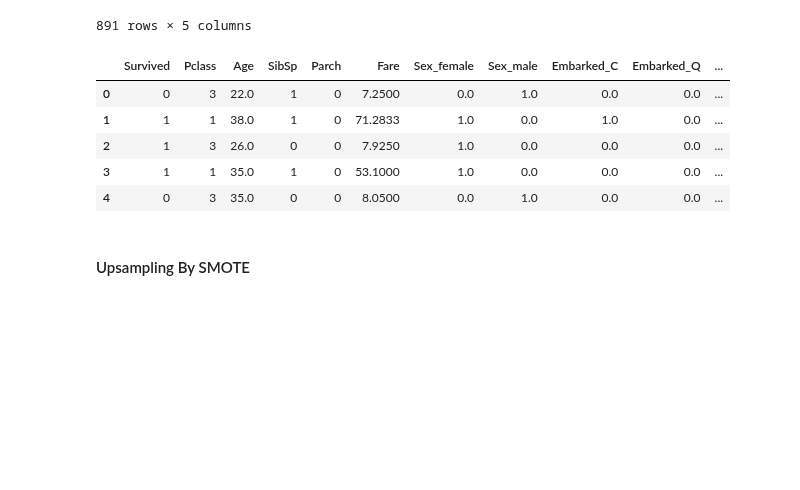
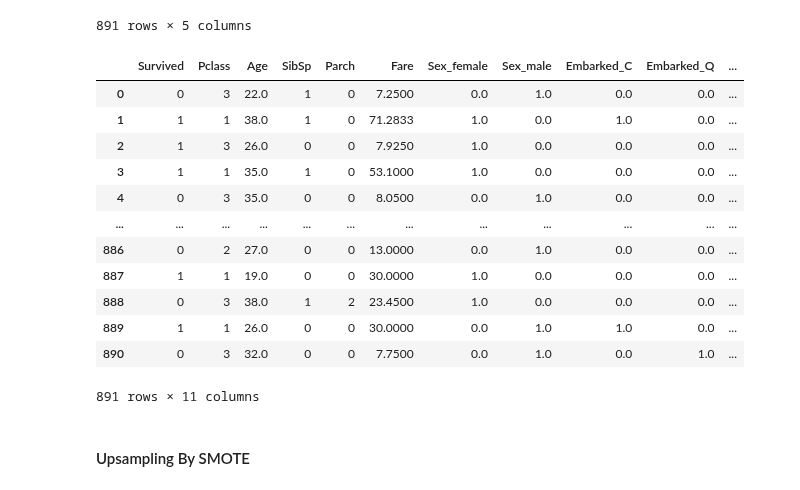
Before and after one commit to ArunNegi112/Machine_Learning, a Jupyter notebook: 3_Classification/4_Titanic.ipynb, the cells around one changed output. Cells and saved outputs as stored; diff of their text form; code cells hidden in the pictures; blank space fills up the shorter version.

```diff
--- a/3_Classification/4_Titanic.ipynb
+++ b/3_Classification/4_Titanic.ipynb
@@ -239,17 +248,24 @@ data_encoded_df
 | 890 | 0.0 | 1.0 | 0.0 | 1.0 | 0.0 |
 891 rows × 5 columns
 # %%
-data = pd.concat([data,data_encoded_df],axis=1)
-data.drop(['Sex','Embarked'],axis=1,inplace=True)
+data_encoded = pd.concat([data,data_encoded_df],axis=1)
+data_encoded.drop(['Sex','Embarked'],axis=1,inplace=True)
 # %%
-data.head()
+data_encoded
 # %% [output]
 |  | Survived | Pclass | Age | SibSp | Parch | Fare | Sex_female | Sex_male | Embarked_C | Embarked_Q | ... |
 | 0 | 0 | 3 | 22.0 | 1 | 0 | 7.2500 | 0.0 | 1.0 | 0.0 | 0.0 | ... |
 | 1 | 1 | 1 | 38.0 | 1 | 0 | 71.2833 | 1.0 | 0.0 | 1.0 | 0.0 | ... |
 | 2 | 1 | 3 | 26.0 | 0 | 0 | 7.9250 | 1.0 | 0.0 | 0.0 | 0.0 | ... |
 | 3 | 1 | 1 | 35.0 | 1 | 0 | 53.1000 | 1.0 | 0.0 | 0.0 | 0.0 | ... |
 | 4 | 0 | 3 | 35.0 | 0 | 0 | 8.0500 | 0.0 | 1.0 | 0.0 | 0.0 | ... |
+| ... | ... | ... | ... | ... | ... | ... | ... | ... | ... | ... | ... |
+| 886 | 0 | 2 | 27.0 | 0 | 0 | 13.0000 | 0.0 | 1.0 | 0.0 | 0.0 | ... |
+| 887 | 1 | 1 | 19.0 | 0 | 0 | 30.0000 | 1.0 | 0.0 | 0.0 | 0.0 | ... |
+| 888 | 0 | 3 | 38.0 | 1 | 2 | 23.4500 | 1.0 | 0.0 | 0.0 | 0.0 | ... |
+| 889 | 1 | 1 | 26.0 | 0 | 0 | 30.0000 | 0.0 | 1.0 | 1.0 | 0.0 | ... |
+| 890 | 0 | 3 | 32.0 | 0 | 0 | 7.7500 | 0.0 | 1.0 | 0.0 | 1.0 | ... |
+891 rows × 11 columns
 # %% [markdown]
 #### Upsampling By SMOTE
 # %%
```
Also changed, not shown: parts of 15 cells of this notebook, 1 other file.
